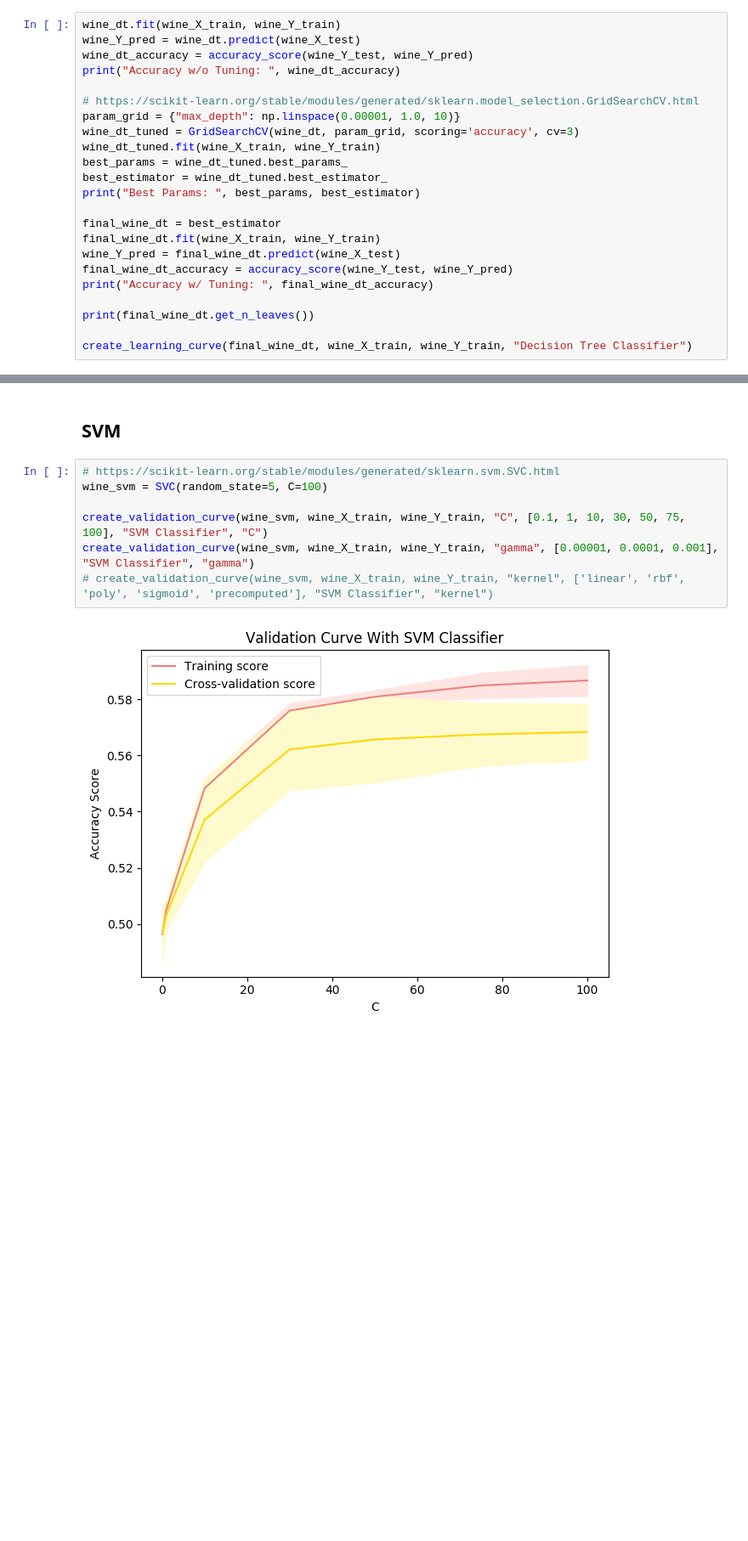
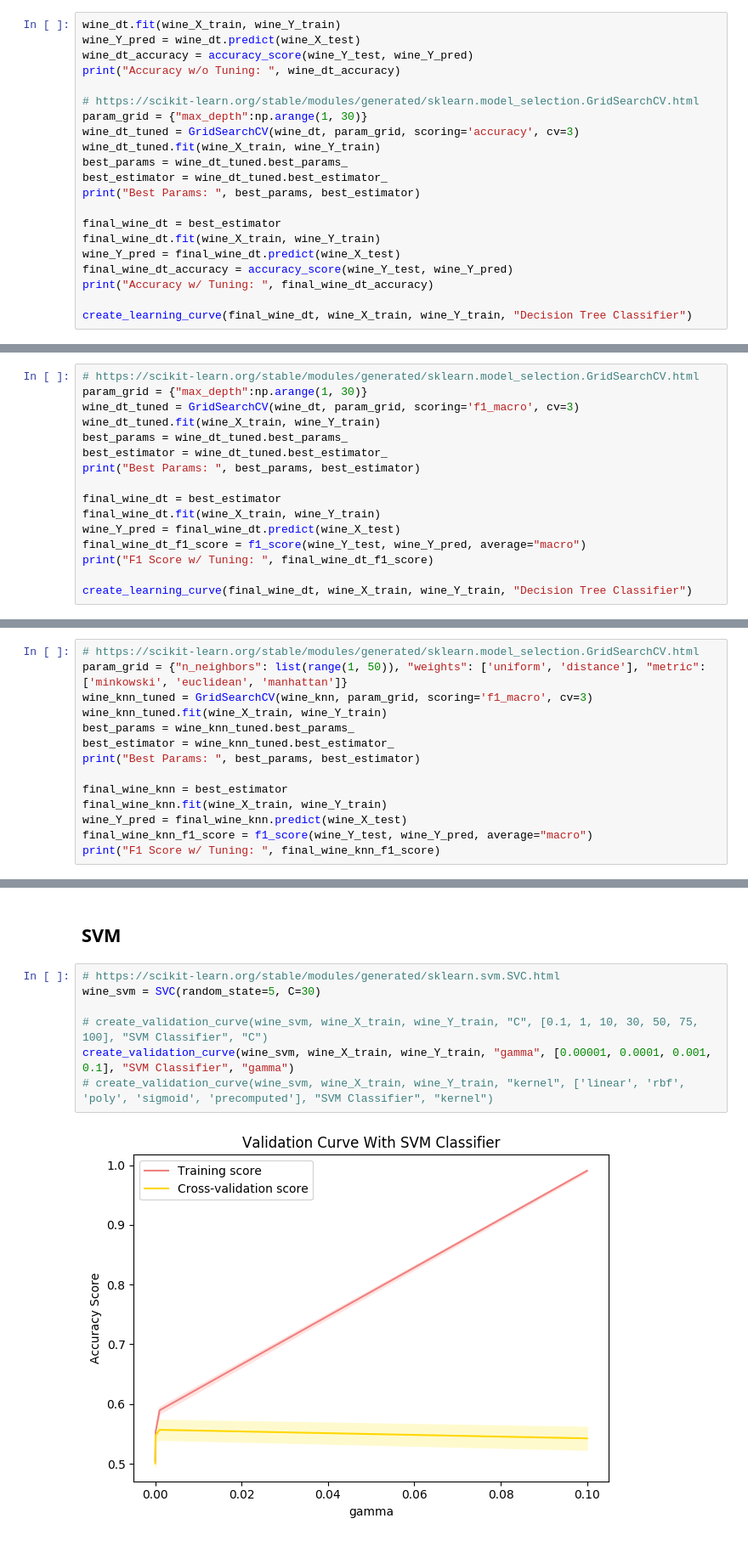
Before and after one commit to aashiamehta/MachineLearning, a Jupyter notebook: Project1/supervised_learning.ipynb, the cells around one changed output, grey strips where cells are left out. Shown at 85% size. Saved outputs shown, nothing was run; the diff lists cells and outputs as text; blank space fills up the shorter version.

```diff
--- a/Project1/supervised_learning.ipynb
+++ b/Project1/supervised_learning.ipynb
@@ -572,7 +624,7 @@ wine_dt_accuracy = accuracy_score(wine_Y_test, wine_Y_pred)
 print("Accuracy w/o Tuning: ", wine_dt_accuracy)
 
 # https://scikit-learn.org/stable/modules/generated/sklearn.model_selection.GridSearchCV.html
-param_grid = {"max_depth": np.linspace(0.00001, 1.0, 10)}
+param_grid = {"max_depth":np.arange(1, 30)}
 wine_dt_tuned = GridSearchCV(wine_dt, param_grid, scoring='accuracy', cv=3)
 wine_dt_tuned.fit(wine_X_train, wine_Y_train)
 best_params = wine_dt_tuned.best_params_
@@ -585,8 +637,6 @@ wine_Y_pred = final_wine_dt.predict(wine_X_test)
 final_wine_dt_accuracy = accuracy_score(wine_Y_test, wine_Y_pred)
 print("Accuracy w/ Tuning: ", final_wine_dt_accuracy)
 
-print(final_wine_dt.get_n_leaves())
-
 create_learning_curve(final_wine_dt, wine_X_train, wine_Y_train, "Decision Tree Classifier")
 # %% [output]
 Accuracy w/o Tuning:  0.6083333333333333
@@ -621,0 +651,16 @@ Accuracy w/ Tuning:  0.6125
+# %%
+# https://scikit-learn.org/stable/modules/generated/sklearn.model_selection.GridSearchCV.html
+param_grid = {"max_depth":np.arange(1, 30)}
+wine_dt_tuned = GridSearchCV(wine_dt, param_grid, scoring='f1_macro', cv=3)
+wine_dt_tuned.fit(wine_X_train, wine_Y_train)
+best_params = wine_dt_tuned.best_params_
+best_estimator = wine_dt_tuned.best_estimator_
+print("Best Params: ", best_params, best_estimator)
+
+final_wine_dt = best_estimator
+final_wine_dt.fit(wine_X_train, wine_Y_train)
+wine_Y_pred = final_wine_dt.predict(wine_X_test)
+final_wine_dt_f1_score = f1_score(wine_Y_test, wine_Y_pred, average="macro")
+print("F1 Score w/ Tuning: ", final_wine_dt_f1_score)
+
+create_learning_curve(final_wine_dt, wine_X_train, wine_Y_train, "Decision Tree Classifier")
@@ -676,0 +732,14 @@ Accuracy w/ Tuning:  0.6375
+# %%
+# https://scikit-learn.org/stable/modules/generated/sklearn.model_selection.GridSearchCV.html
+param_grid = {"n_neighbors": list(range(1, 50)), "weights": ['uniform', 'distance'], "metric": ['minkowski', 'euclidean', 'manhattan']}
+wine_knn_tuned = GridSearchCV(wine_knn, param_grid, scoring='f1_macro', cv=3)
+wine_knn_tuned.fit(wine_X_train, wine_Y_train)
+best_params = wine_knn_tuned.best_params_
+best_estimator = wine_knn_tuned.best_estimator_
+print("Best Params: ", best_params, best_estimator)
+
+final_wine_knn = best_estimator
+final_wine_knn.fit(wine_X_train, wine_Y_train)
+wine_Y_pred = final_wine_knn.predict(wine_X_test)
+final_wine_knn_f1_score = f1_score(wine_Y_test, wine_Y_pred, average="macro")
+print("F1 Score w/ Tuning: ", final_wine_knn_f1_score)
@@ -678,10 +771,10 @@ Accuracy w/ Tuning:  0.6375
 ## SVM
 # %%
 # https://scikit-learn.org/stable/modules/generated/sklearn.svm.SVC.html
-wine_svm = SVC(random_state=5, C=100)
+wine_svm = SVC(random_state=5, C=30)
 
-create_validation_curve(wine_svm, wine_X_train, wine_Y_train, "C", [0.1, 1, 10, 30, 50, 75, 100], "SVM Classifier", "C")
-create_validation_curve(wine_svm, wine_X_train, wine_Y_train, "gamma", [0.00001, 0.0001, 0.001], "SVM Classifier", "gamma")
+# create_validation_curve(wine_svm, wine_X_train, wine_Y_train, "C", [0.1, 1, 10, 30, 50, 75, 100], "SVM Classifier", "C")
+create_validation_curve(wine_svm, wine_X_train, wine_Y_train, "gamma", [0.00001, 0.0001, 0.001, 0.1], "SVM Classifier", "gamma")
 # create_validation_curve(wine_svm, wine_X_train, wine_Y_train, "kernel", ['linear', 'rbf', 'poly', 'sigmoid', 'precomputed'], "SVM Classifier", "kernel")
 # %% [output]
-[figure, old version]
+[figure, new version]
```
Also changed, not shown: parts of 69 cells of this notebook.
